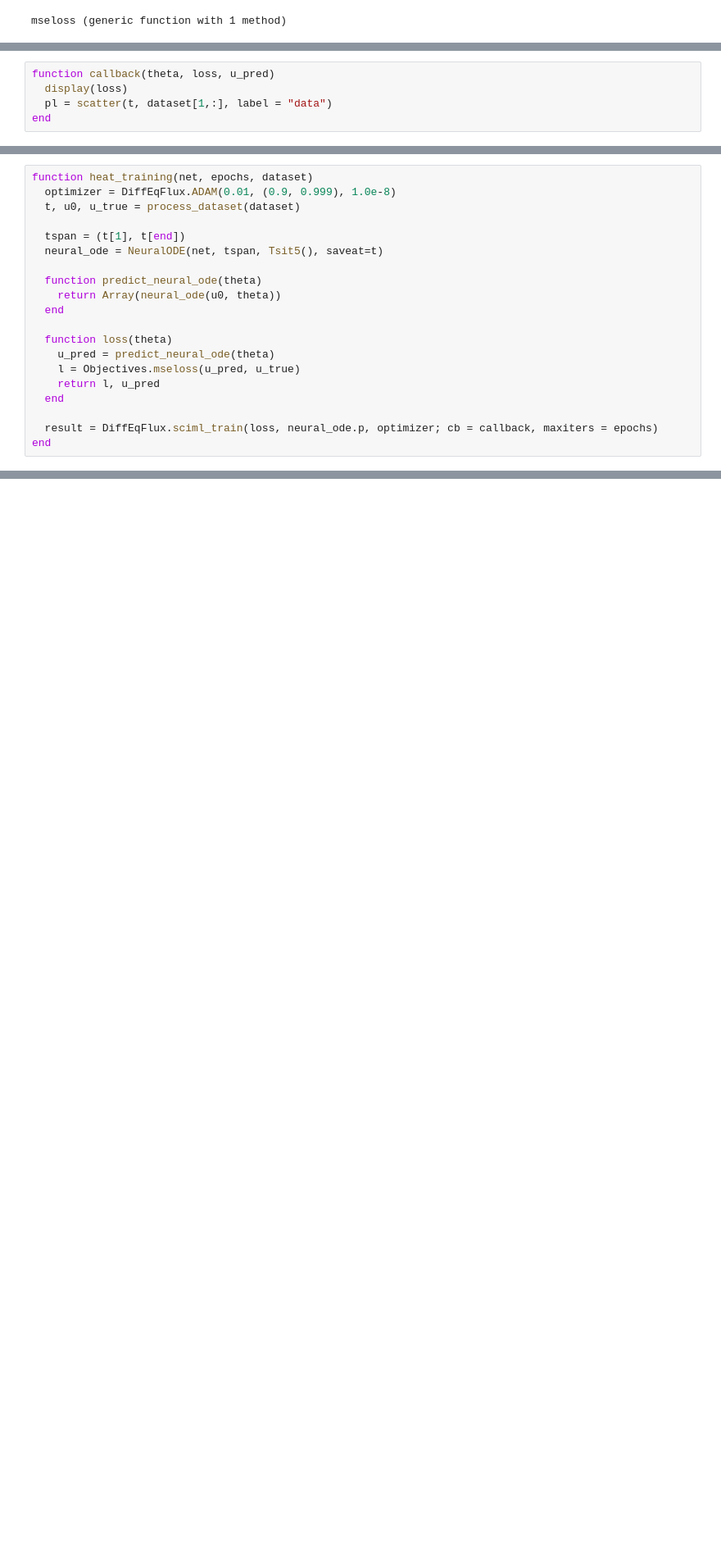
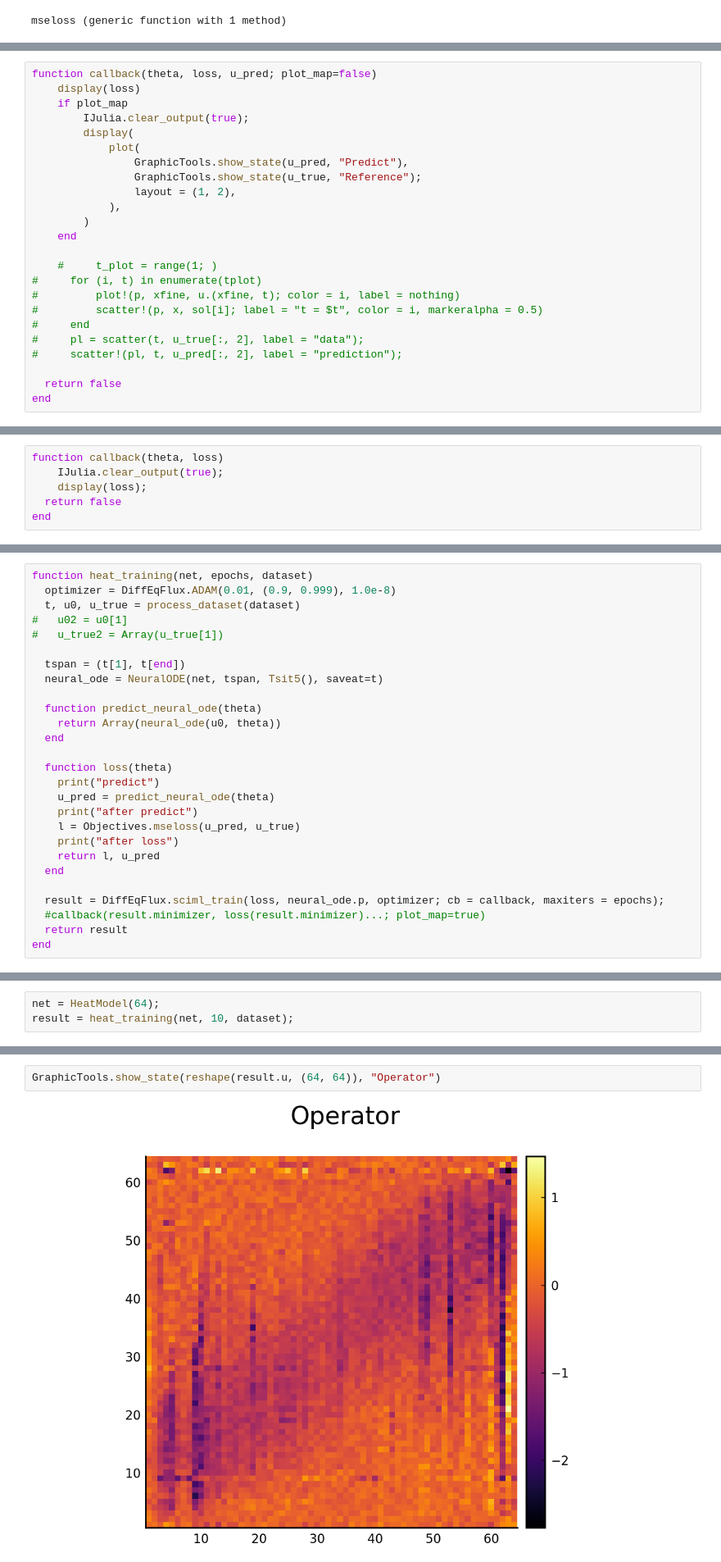
Before and after one commit to vdesgrange/closure-model, a Jupyter notebook: experiments/julia_src/neural_closure/heat_equation_neural_ode.ipynb, the cells around one changed output, grey strips where cells are left out. Shown at 82% size. Drawn from its saved outputs; the diff is of its cells as text; blank space fills up the shorter version.

```diff
--- a/experiments/julia_src/neural_closure/heat_equation_neural_ode.ipynb
+++ b/experiments/julia_src/neural_closure/heat_equation_neural_ode.ipynb
@@ -108,0 +176,24 @@ end
+# %%
+function callback(theta, loss, u_pred; plot_map=false)
+    display(loss)
+    if plot_map
+        IJulia.clear_output(true);
+        display(
+            plot(
+                GraphicTools.show_state(u_pred, "Predict"),
+                GraphicTools.show_state(u_true, "Reference");
+                layout = (1, 2),
+            ),
+        )
+    end
+
+    #     t_plot = range(1; )
+#     for (i, t) in enumerate(tplot)
+#         plot!(p, xfine, u.(xfine, t); color = i, label = nothing)
+#         scatter!(p, x, sol[i]; label = "t = $t", color = i, markeralpha = 0.5)
+#     end
+#     pl = scatter(t, u_true[:, 2], label = "data");
+#     scatter!(pl, t, u_pred[:, 2], label = "prediction");
+
+  return false
+end
@@ -109,5 +202,6 @@ end
 # %%
-function callback(theta, loss, u_pred)
-  display(loss)
-  pl = scatter(t, dataset[1,:], label = "data")
+function callback(theta, loss)
+    IJulia.clear_output(true);
+    display(loss);
+  return false
 end
@@ -115,6 +211,8 @@ end
 function heat_training(net, epochs, dataset)
   optimizer = DiffEqFlux.ADAM(0.01, (0.9, 0.999), 1.0e-8)
   t, u0, u_true = process_dataset(dataset)
+#   u02 = u0[1]
+#   u_true2 = Array(u_true[1])
 
   tspan = (t[1], t[end])
   neural_ode = NeuralODE(net, tspan, Tsit5(), saveat=t)
@@ -124,10 +222,15 @@ function heat_training(net, epochs, dataset)
   end
 
   function loss(theta)
+    print("predict")
     u_pred = predict_neural_ode(theta)
+    print("after predict")
     l = Objectives.mseloss(u_pred, u_true)
+    print("after loss")
     return l, u_pred
   end
 
-  result = DiffEqFlux.sciml_train(loss, neural_ode.p, optimizer; cb = callback, maxiters = epochs)
+  result = DiffEqFlux.sciml_train(loss, neural_ode.p, optimizer; cb = callback, maxiters = epochs);
+  #callback(result.minimizer, loss(result.minimizer)...; plot_map=true)
+  return result
 end
@@ -133,0 +239,3 @@ end
+# %%
+net = HeatModel(64);
+result = heat_training(net, 10, dataset);
@@ -133,0 +266,4 @@ end
+# %%
+GraphicTools.show_state(reshape(result.u, (64, 64)), "Operator")
+# %% [output]
+[figure, added]
```
Also changed, not shown: parts of 16 cells of this notebook.
